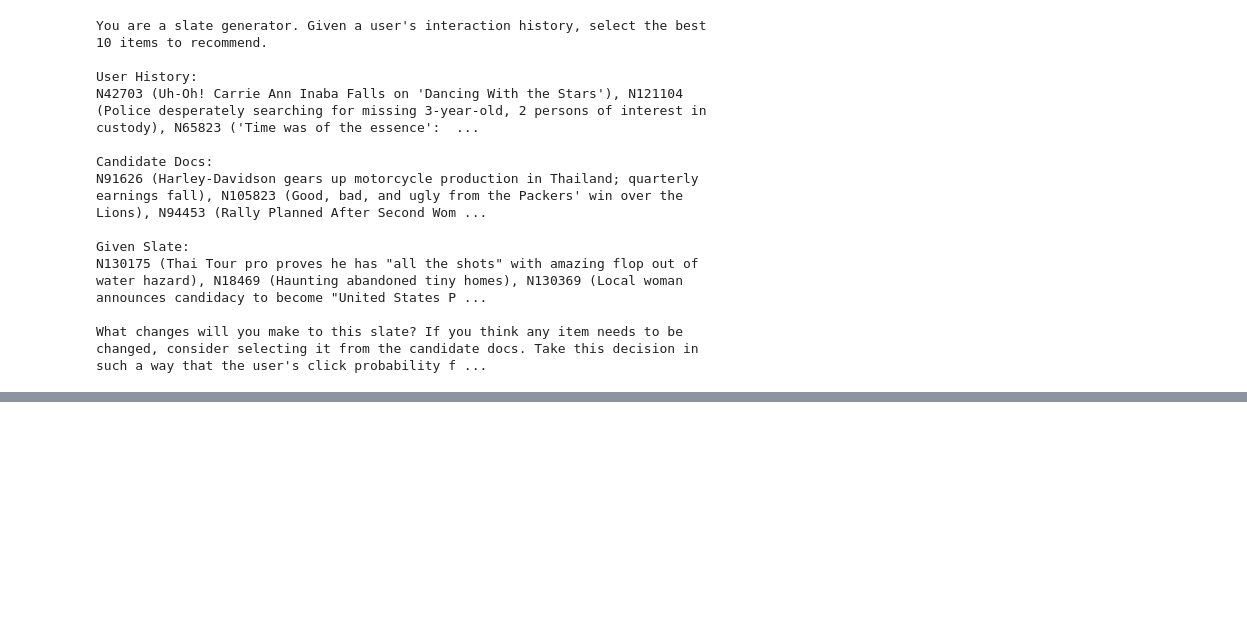
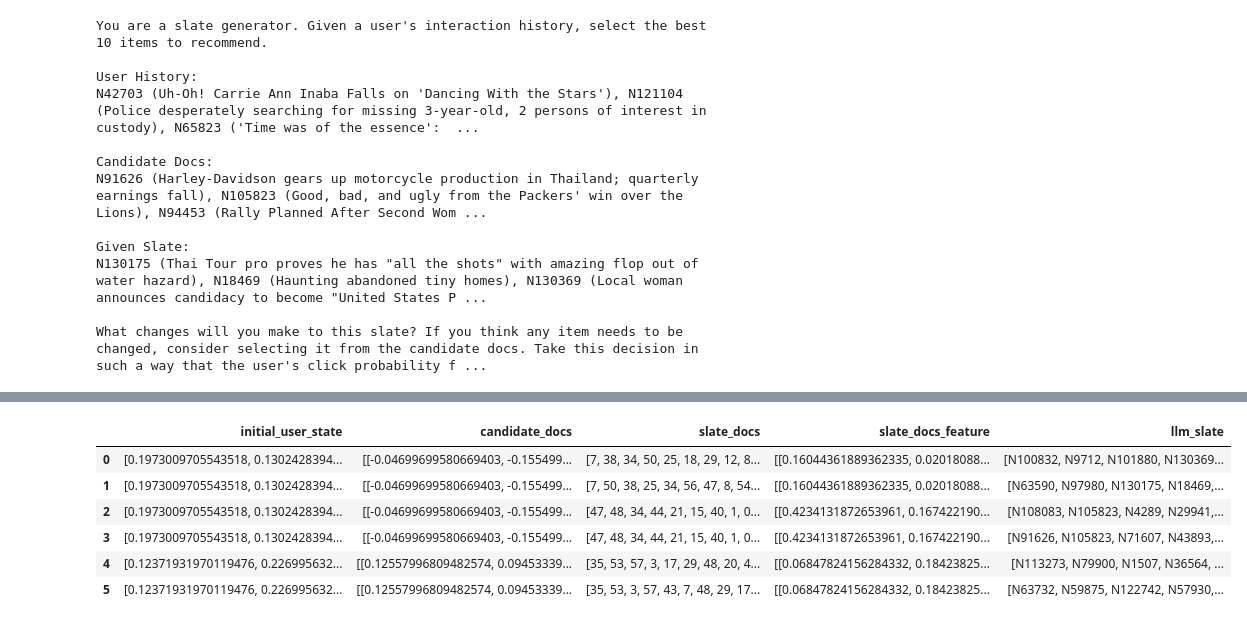
Before and after one commit to Asr419/reasoning_over_slaterecs, a Jupyter notebook: src/reasoning_over_slaterecs/mind_dataset/load_slates_rl_data.ipynb, the cells around one changed output, grey strips where cells are left out. Cells and saved outputs as stored; diff of their text form; code cells hidden in the pictures; blank space fills up the shorter version.

```diff
--- a/src/reasoning_over_slaterecs/mind_dataset/load_slates_rl_data.ipynb
+++ b/src/reasoning_over_slaterecs/mind_dataset/load_slates_rl_data.ipynb
@@ -295,0 +454,10 @@ What changes will you make to this slate? If you think any item needs to be chan
+# %%
+df
+# %% [output]
+|  | initial_user_state | candidate_docs | slate_docs | slate_docs_feature | llm_slate |
+| 0 | [0.1973009705543518, 0.1302428394... | [[-0.04699699580669403, -0.155499... | [7, 38, 34, 50, 25, 18, 29, 12, 8... | [[0.16044361889362335, 0.02018088... | [N100832, N9712, N101880, N130369... |
+| 1 | [0.1973009705543518, 0.1302428394... | [[-0.04699699580669403, -0.155499... | [7, 50, 38, 25, 34, 56, 47, 8, 54... | [[0.16044361889362335, 0.02018088... | [N63590, N97980, N130175, N18469,... |
+| 2 | [0.1973009705543518, 0.1302428394... | [[-0.04699699580669403, -0.155499... | [47, 48, 34, 44, 21, 15, 40, 1, 0... | [[0.4234131872653961, 0.167422190... | [N108083, N105823, N4289, N29941,... |
+| 3 | [0.1973009705543518, 0.1302428394... | [[-0.04699699580669403, -0.155499... | [47, 48, 34, 44, 21, 15, 40, 1, 0... | [[0.4234131872653961, 0.167422190... | [N91626, N105823, N71607, N43893,... |
+| 4 | [0.12371931970119476, 0.226995632... | [[0.12557996809482574, 0.09453339... | [35, 53, 57, 3, 17, 29, 48, 20, 4... | [[0.06847824156284332, 0.18423825... | [N113273, N79900, N1507, N36564, ... |
+| 5 | [0.12371931970119476, 0.226995632... | [[0.12557996809482574, 0.09453339... | [35, 53, 3, 57, 43, 7, 48, 29, 17... | [[0.06847824156284332, 0.18423825... | [N63732, N59875, N122742, N57930,... |
```
Also changed, not shown: parts of 13 cells of this notebook.
